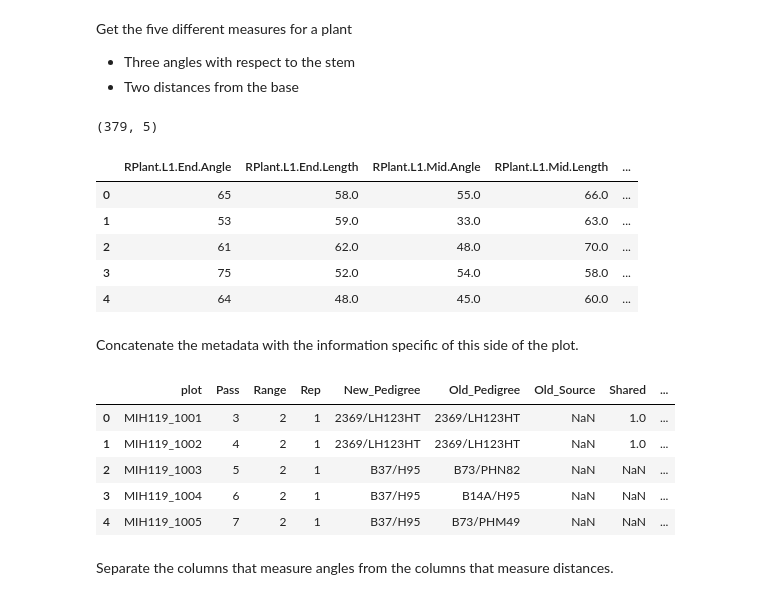
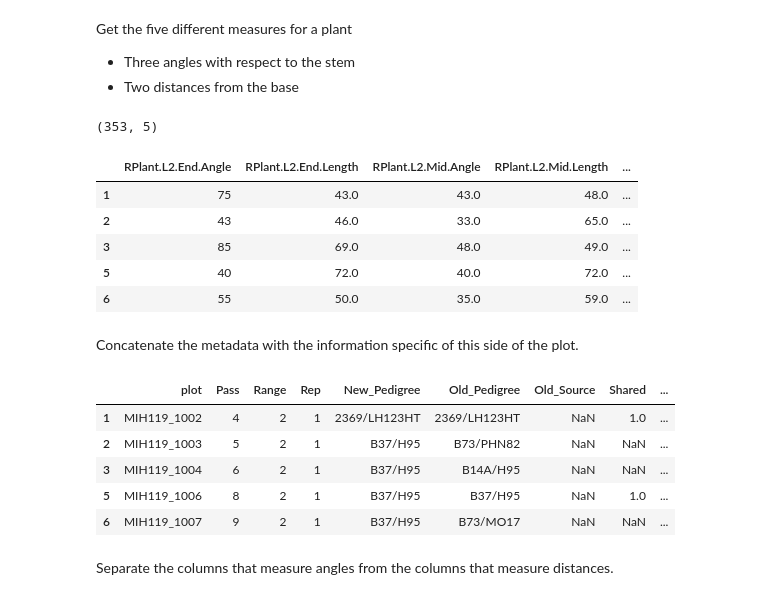
Before and after one commit to amezqui3/synthetic_maize, a Jupyter notebook: code/polynomial_leaf.ipynb, the cells around one changed output. Saved outputs shown, nothing was run; the diff lists cells and outputs as text; code cells hidden in the pictures.

```diff
--- a/code/polynomial_leaf.ipynb
+++ b/code/polynomial_leaf.ipynb
@@ -58,24 +58,24 @@ Get the five different measures for a plant
 - Three angles with respect to the stem
 - Two distances from the base
 # %%
-bladeset = 2
+bladeset = 3
 numbers = data.iloc[:, endAngle[bladeset]:(endAngle[bladeset]+5)].dropna(axis='index', how='any')
 mask = numbers[data.columns[endAngle[bladeset]]].isin(['90+'])
 numbers.loc[mask, data.columns[endAngle[bladeset]]] = 90
 mask = numbers[data.columns[endAngle[bladeset]]].isin(['90++'])
 numbers.loc[mask, data.columns[endAngle[bladeset]]] = 90
 numbers = numbers[numbers[data.columns[endAngle[bladeset]]] != 90]
 
 print(numbers.shape)
 numbers.head()
 # %% [output]
-(379, 5)
+(353, 5)
-|  | RPlant.L1.End.Angle | RPlant.L1.End.Length | RPlant.L1.Mid.Angle | RPlant.L1.Mid.Length | ... |
-| 0 | 65 | 58.0 | 55.0 | 66.0 | ... |
-| 1 | 53 | 59.0 | 33.0 | 63.0 | ... |
-| 2 | 61 | 62.0 | 48.0 | 70.0 | ... |
-| 3 | 75 | 52.0 | 54.0 | 58.0 | ... |
-| 4 | 64 | 48.0 | 45.0 | 60.0 | ... |
+|  | RPlant.L2.End.Angle | RPlant.L2.End.Length | RPlant.L2.Mid.Angle | RPlant.L2.Mid.Length | ... |
+| 1 | 75 | 43.0 | 43.0 | 48.0 | ... |
+| 2 | 43 | 46.0 | 33.0 | 65.0 | ... |
+| 3 | 85 | 69.0 | 48.0 | 49.0 | ... |
+| 5 | 40 | 72.0 | 40.0 | 72.0 | ... |
+| 6 | 55 | 50.0 | 35.0 | 59.0 | ... |
 # %% [markdown]
 Concatenate the metadata with the information specific of this side of the plot.
 # %%
@@ -84,11 +84,11 @@ PlotData = pd.concat([meta, numbers], axis=1, join='inner')
 PlotData.head()
 # %% [output]
 |  | plot | Pass | Range | Rep | New_Pedigree | Old_Pedigree | Old_Source | Shared | ... |
-| 0 | MIH119_1001 | 3 | 2 | 1 | 2369/LH123HT | 2369/LH123HT | NaN | 1.0 | ... |
 | 1 | MIH119_1002 | 4 | 2 | 1 | 2369/LH123HT | 2369/LH123HT | NaN | 1.0 | ... |
 | 2 | MIH119_1003 | 5 | 2 | 1 | B37/H95 | B73/PHN82 | NaN | NaN | ... |
 | 3 | MIH119_1004 | 6 | 2 | 1 | B37/H95 | B14A/H95 | NaN | NaN | ... |
-| 4 | MIH119_1005 | 7 | 2 | 1 | B37/H95 | B73/PHM49 | NaN | NaN | ... |
+| 5 | MIH119_1006 | 8 | 2 | 1 | B37/H95 | B37/H95 | NaN | 1.0 | ... |
+| 6 | MIH119_1007 | 9 | 2 | 1 | B37/H95 | B73/MO17 | NaN | NaN | ... |
 # %% [markdown]
 Separate the columns that measure angles from the columns that measure distances.
 # %%
```
Also changed, not shown: parts of 4 cells of this notebook, 10 other files.
